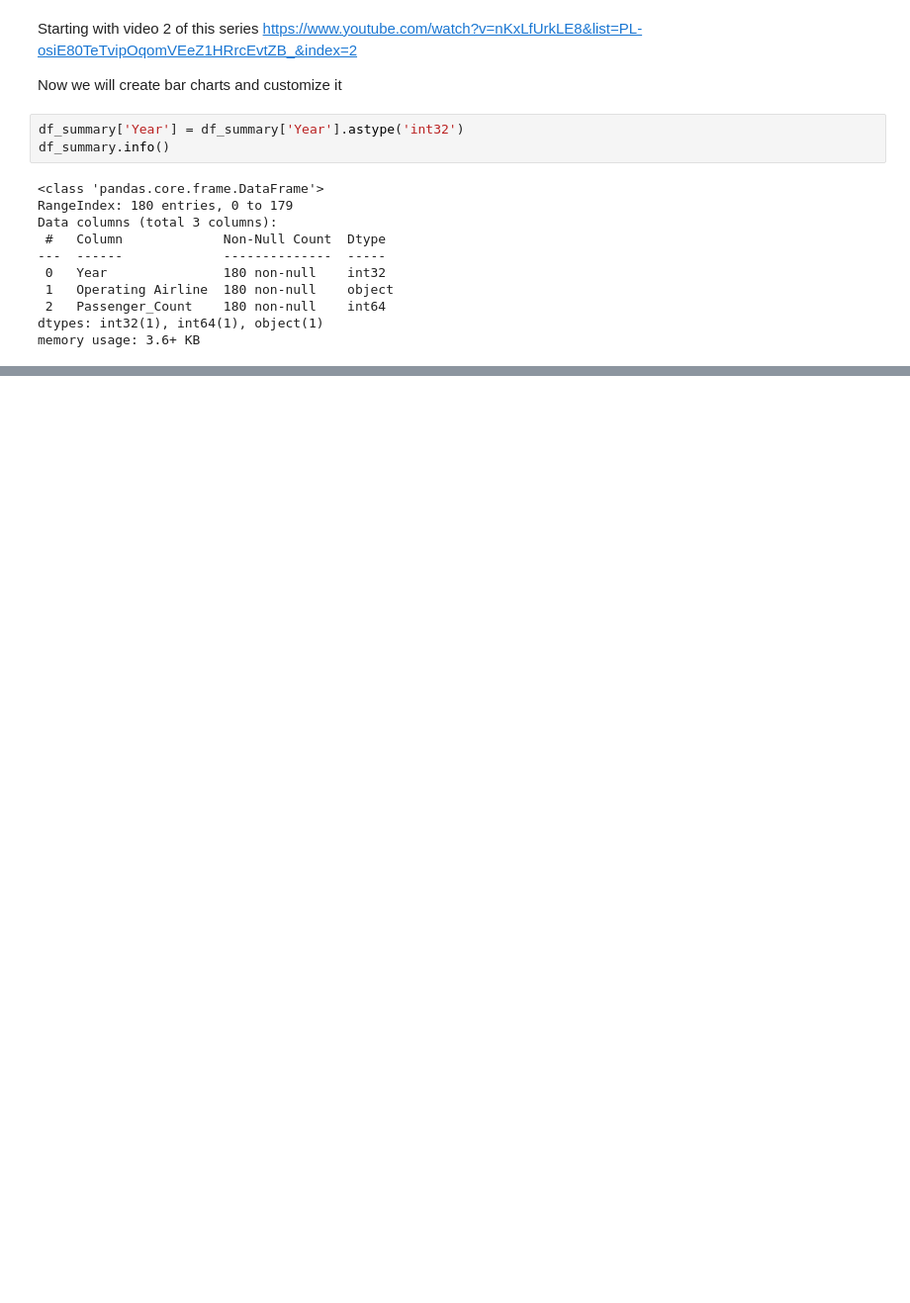
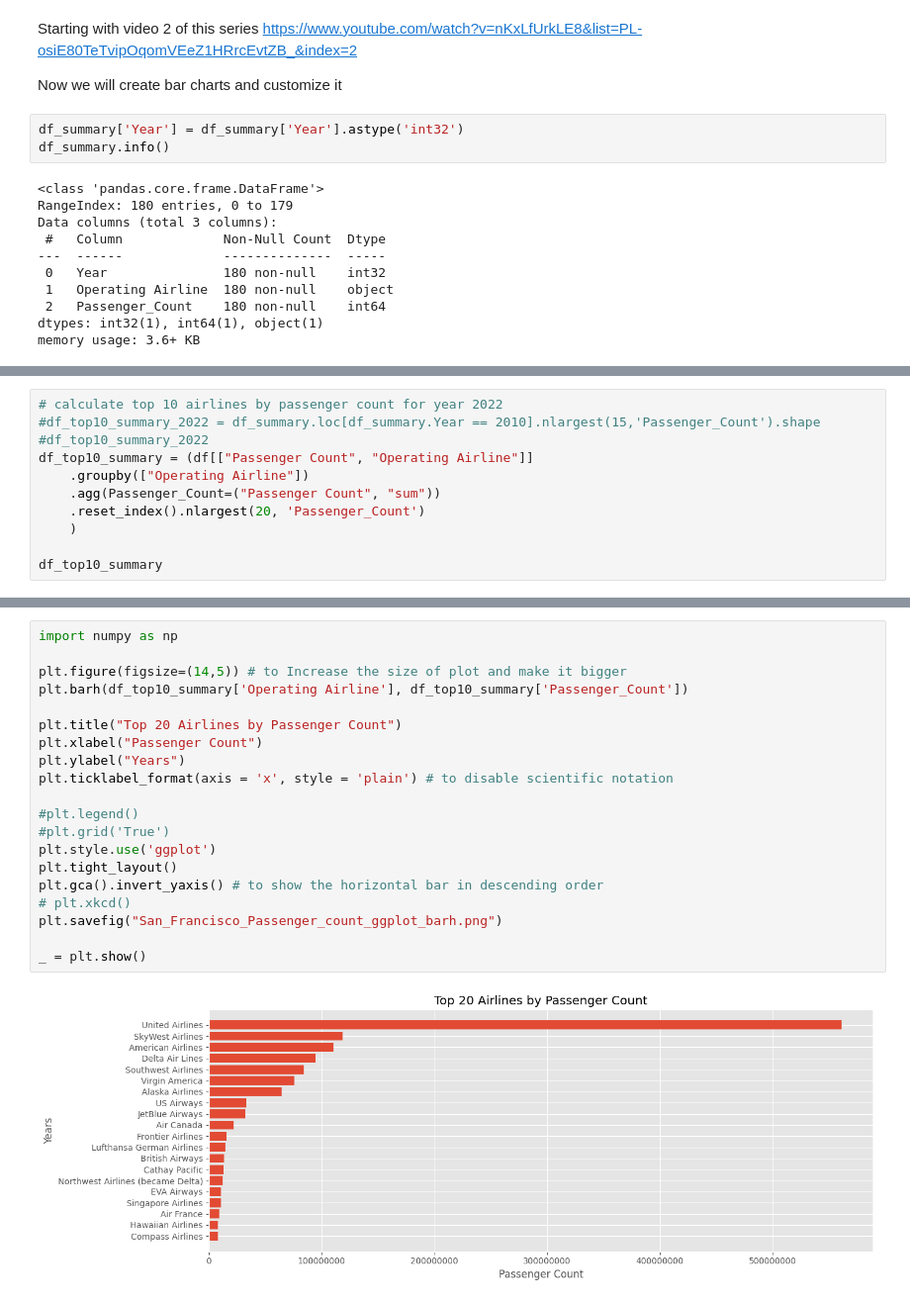
Before and after one commit to atifiu/matplotlib_practice, a Jupyter notebook: Matplotlib_Training1.ipynb, the cells around one changed output, grey strips where cells are left out. Shown: that part at 99% size. Cells and saved outputs as stored; diff of their text form; blank space fills up the shorter version.

Commit message:
Added Horizontal Bar plor

```diff
--- a/Matplotlib_Training1.ipynb
+++ b/Matplotlib_Training1.ipynb
@@ -283,0 +307,11 @@ _ = plt.show()
+# %%
+# calculate top 10 airlines by passenger count for year 2022
+#df_top10_summary_2022 = df_summary.loc[df_summary.Year == 2010].nlargest(15,'Passenger_Count').shape
+#df_top10_summary_2022
+df_top10_summary = (df[["Passenger Count", "Operating Airline"]]
+    .groupby(["Operating Airline"])
+    .agg(Passenger_Count=("Passenger Count", "sum"))
+    .reset_index().nlargest(20, 'Passenger_Count')
+    )
+
+df_top10_summary
@@ -283,0 +336,22 @@ _ = plt.show()
+# %%
+import numpy as np
+
+plt.figure(figsize=(14,5)) # to Increase the size of plot and make it bigger
+plt.barh(df_top10_summary['Operating Airline'], df_top10_summary['Passenger_Count'])
+
+plt.title("Top 20 Airlines by Passenger Count")
+plt.xlabel("Passenger Count")
+plt.ylabel("Years")
+plt.ticklabel_format(axis = 'x', style = 'plain') # to disable scientific notation
+
+#plt.legend()
+#plt.grid('True')
+plt.style.use('ggplot')
+plt.tight_layout()
+plt.gca().invert_yaxis() # to show the horizontal bar in descending order
+# plt.xkcd()
+plt.savefig("San_Francisco_Passenger_count_ggplot_barh.png")
+
+_ = plt.show()
+# %% [output]
+[figure, added]
```
Also changed, not shown: parts of 11 cells of this notebook, 2 other files.
